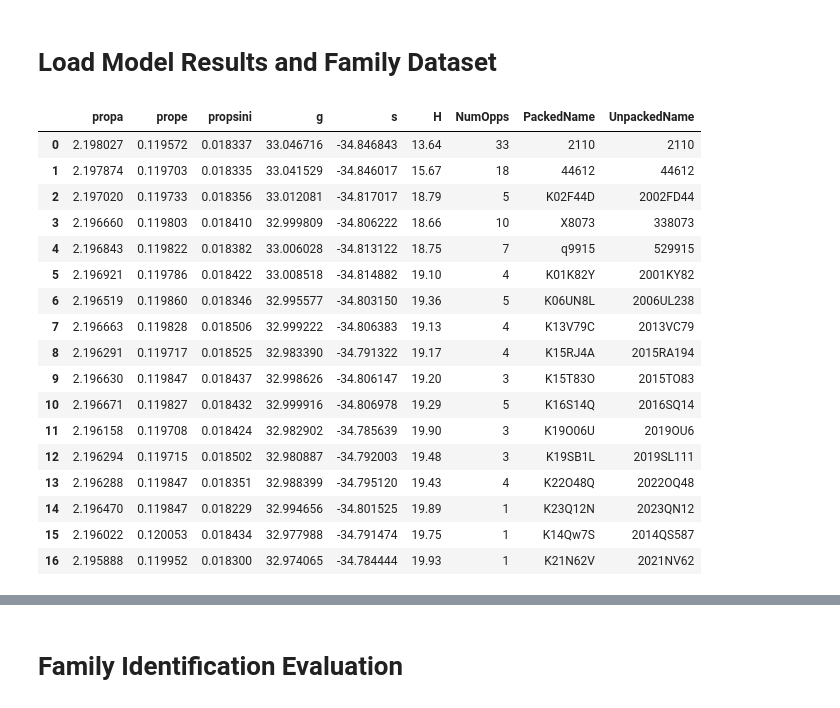
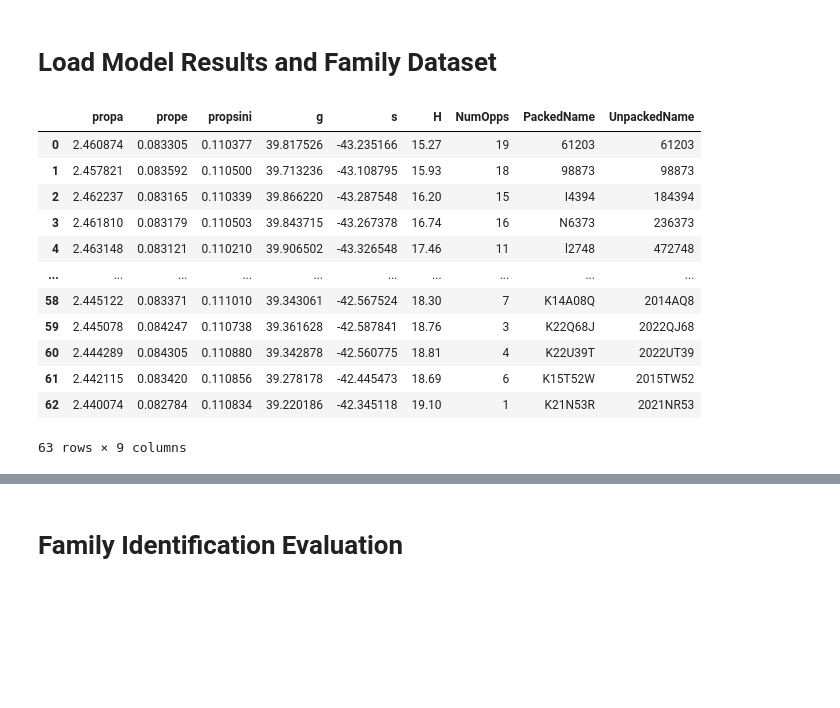
Before and after one commit to YangShen31/proper_elements_prediction, a Jupyter notebook: 4_family_identification/4.1_family_identification.ipynb, the cells around one changed output, grey strips where cells are left out. Cells and saved outputs as stored; diff of their text form; code cells hidden in the pictures; blank space fills up the shorter version.

```diff
--- a/4_family_identification/4.1_family_identification.ipynb
+++ b/4_family_identification/4.1_family_identification.ipynb
@@ -26,35 +26,30 @@ propsini = df_xgb["propsini"]
 test_name_list = df_xgb['Des\'n']
 # %%
 column_names = ['propa', 'prope', 'propsini', 'g', 's', 'H', 'NumOpps', 'PackedName', 'UnpackedName']
-# df_Velleda = pd.read_csv("../data/family_tables/inner_126_velleda_fam3.csv", header=None, names=column_names)
-df_Velleda = pd.read_csv("../data/family_tables/inner_2110_moore_sitterly_fam3.csv", header=None, names=column_names)
+df_Velleda = pd.read_csv("../data/family_tables/inner_61203_chleborad_fam3.csv", header=None, names=column_names)
+# df_Velleda = pd.read_csv("../data/family_tables/.csv", header=None, names=column_names)
 def convert_id(val):
 	val_str = str(val)
 	if val_str.isdigit():
 		return int(val_str)
 	return val_str
 
 df_Velleda["PackedName"] = df_Velleda["PackedName"].apply(convert_id)
 df_Velleda
 # %% [output]
 |  | propa | prope | propsini | g | s | H | NumOpps | PackedName | UnpackedName |
-| 0 | 2.198027 | 0.119572 | 0.018337 | 33.046716 | -34.846843 | 13.64 | 33 | 2110 | 2110 |
-| 1 | 2.197874 | 0.119703 | 0.018335 | 33.041529 | -34.846017 | 15.67 | 18 | 44612 | 44612 |
-| 2 | 2.197020 | 0.119733 | 0.018356 | 33.012081 | -34.817017 | 18.79 | 5 | K02F44D | 2002FD44 |
-| 3 | 2.196660 | 0.119803 | 0.018410 | 32.999809 | -34.806222 | 18.66 | 10 | X8073 | 338073 |
-| 4 | 2.196843 | 0.119822 | 0.018382 | 33.006028 | -34.813122 | 18.75 | 7 | q9915 | 529915 |
-| 5 | 2.196921 | 0.119786 | 0.018422 | 33.008518 | -34.814882 | 19.10 | 4 | K01K82Y | 2001KY82 |
-| 6 | 2.196519 | 0.119860 | 0.018346 | 32.995577 | -34.803150 | 19.36 | 5 | K06UN8L | 2006UL238 |
-| 7 | 2.196663 | 0.119828 | 0.018506 | 32.999222 | -34.806383 | 19.13 | 4 | K13V79C | 2013VC79 |
-| 8 | 2.196291 | 0.119717 | 0.018525 | 32.983390 | -34.791322 | 19.17 | 4 | K15RJ4A | 2015RA194 |
-| 9 | 2.196630 | 0.119847 | 0.018437 | 32.998626 | -34.806147 | 19.20 | 3 | K15T83O | 2015TO83 |
-| 10 | 2.196671 | 0.119827 | 0.018432 | 32.999916 | -34.806978 | 19.29 | 5 | K16S14Q | 2016SQ14 |
-| 11 | 2.196158 | 0.119708 | 0.018424 | 32.982902 | -34.785639 | 19.90 | 3 | K19O06U | 2019OU6 |
-| 12 | 2.196294 | 0.119715 | 0.018502 | 32.980887 | -34.792003 | 19.48 | 3 | K19SB1L | 2019SL111 |
-| 13 | 2.196288 | 0.119847 | 0.018351 | 32.988399 | -34.795120 | 19.43 | 4 | K22O48Q | 2022OQ48 |
-| 14 | 2.196470 | 0.119847 | 0.018229 | 32.994656 | -34.801525 | 19.89 | 1 | K23Q12N | 2023QN12 |
-| 15 | 2.196022 | 0.120053 | 0.018434 | 32.977988 | -34.791474 | 19.75 | 1 | K14Qw7S | 2014QS587 |
-| 16 | 2.195888 | 0.119952 | 0.018300 | 32.974065 | -34.784444 | 19.93 | 1 | K21N62V | 2021NV62 |
+| 0 | 2.460874 | 0.083305 | 0.110377 | 39.817526 | -43.235166 | 15.27 | 19 | 61203 | 61203 |
+| 1 | 2.457821 | 0.083592 | 0.110500 | 39.713236 | -43.108795 | 15.93 | 18 | 98873 | 98873 |
+| 2 | 2.462237 | 0.083165 | 0.110339 | 39.866220 | -43.287548 | 16.20 | 15 | I4394 | 184394 |
+| 3 | 2.461810 | 0.083179 | 0.110503 | 39.843715 | -43.267378 | 16.74 | 16 | N6373 | 236373 |
+| 4 | 2.463148 | 0.083121 | 0.110210 | 39.906502 | -43.326548 | 17.46 | 11 | l2748 | 472748 |
+| ... | ... | ... | ... | ... | ... | ... | ... | ... | ... |
+| 58 | 2.445122 | 0.083371 | 0.111010 | 39.343061 | -42.567524 | 18.30 | 7 | K14A08Q | 2014AQ8 |
+| 59 | 2.445078 | 0.084247 | 0.110738 | 39.361628 | -42.587841 | 18.76 | 3 | K22Q68J | 2022QJ68 |
+| 60 | 2.444289 | 0.084305 | 0.110880 | 39.342878 | -42.560775 | 18.81 | 4 | K22U39T | 2022UT39 |
+| 61 | 2.442115 | 0.083420 | 0.110856 | 39.278178 | -42.445473 | 18.69 | 6 | K15T52W | 2015TW52 |
+| 62 | 2.440074 | 0.082784 | 0.110834 | 39.220186 | -42.345118 | 19.10 | 1 | K21N53R | 2021NR53 |
+63 rows × 9 columns
 # %%
 name_list = df_Velleda["PackedName"]
 family_df = nesvorny_elements[nesvorny_elements["Des'n"].isin(name_list)]
```
Also changed, not shown: parts of 19 cells of this notebook, 1 other file.
